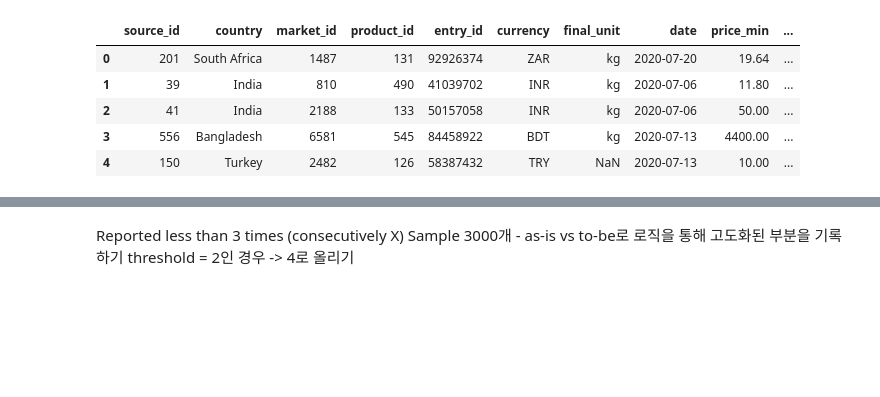
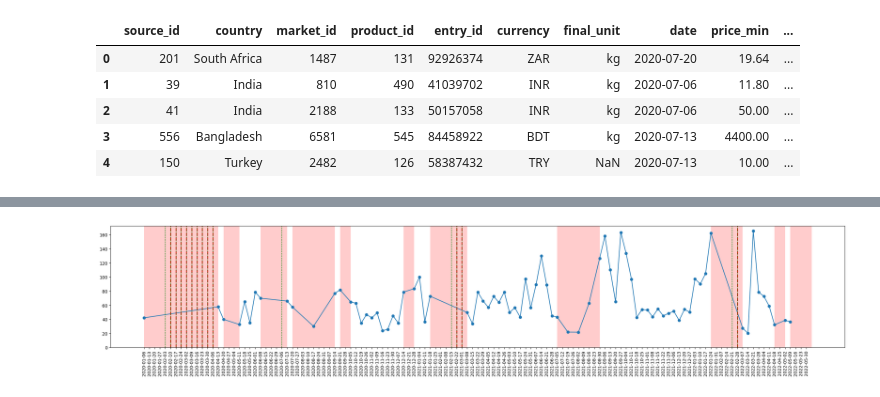
Before and after one commit to eungizoa/dataAnal, a Jupyter notebook: Alarm2.ipynb, the cells around one changed output, grey strips where cells are left out. Cells and saved outputs as stored; diff of their text form; code cells hidden in the pictures; blank space fills up the shorter version.

```diff
--- a/Alarm2.ipynb
+++ b/Alarm2.ipynb
@@ -303,4 +285,46 @@ plt.show()
-# %% [markdown]
-Reported less than 3 times (consecutively X)
-Sample 3000개 - as-is vs to-be로 로직을 통해 고도화된 부분을 기록하기
-threshold = 2인 경우 -> 4로 올리기
+# %%
+df_stats_pivot = df_stats.pivot_table(['price_avg', 'alarm2', 'as_is_alarm2'], columns = ['date'], index = ['entry_id_'])
+# %%
+# Define function: Plot sample data with full time period
+entry = 58652193
+def plot_sample_with_ft(df_pivot, entry_id):
+    # Masking null_value
+    sample_entry = df_pivot[df_pivot.index == entry_id].stack(dropna = False).reset_index().drop(['entry_id_'], axis = 1)
+    x = sample_entry.date
+    y = sample_entry.price_avg.astype(np.double)
+    alarm2_x = sample_entry[sample_entry['alarm2'] == 1].date
+    as_is_alarm2_x = sample_entry[sample_entry['as_is_alarm2'] == 1].date
+    ymask = np.isfinite(y)
+
+    plt.figure(figsize = (30, 5))
+    plt.plot(x[ymask], y[ymask], linestyle = '-', marker = 'o')
+    for i in range(len(alarm2_x)):
+        plt.axvline(x=alarm2_x.iat[i], color='r', linestyle='--', linewidth=2, label = 'new_alarm2')
+    for i in range(len(as_is_alarm2_x)):
+        plt.axvline(x=as_is_alarm2_x.iat[i], color='g', linestyle='--', linewidth=1, label = 'as_is_alarm2')
+    plt.xticks(sample_entry.date, rotation = 90)
+    plt.ylim(bottom = 0)
+
+    # axvspan with red color - find index of start & end point of null
+
+    sample_entry = sample_entry.set_index('date')
+    is_nan = sample_entry['price_avg'].isna()
+    n_groups = is_nan.ne(is_nan.shift()).cumsum()
+
+    if len(sample_entry[is_nan].groupby(n_groups).groups) > 1:
+        gap_list = sample_entry[is_nan].groupby(n_groups).aggregate(
+            lambda x: (
+                x.index[0] + pd.DateOffset(days=-7),
+                x.index[-1] + pd.DateOffset(days=+7)
+            )
+        )["price_avg"].values
+
+        for gap in gap_list:
+            plt.axvspan(gap[0], gap[1], facecolor='r', alpha=0.2)
+
+    plt.style.use('default')
+    plt.show()
+
+plot_sample_with_ft(df_pivot = df_stats_pivot, entry_id = entry)
+# %% [output]
+[figure, added]
```
Also changed, not shown: parts of 14 cells of this notebook, 4 other files.
